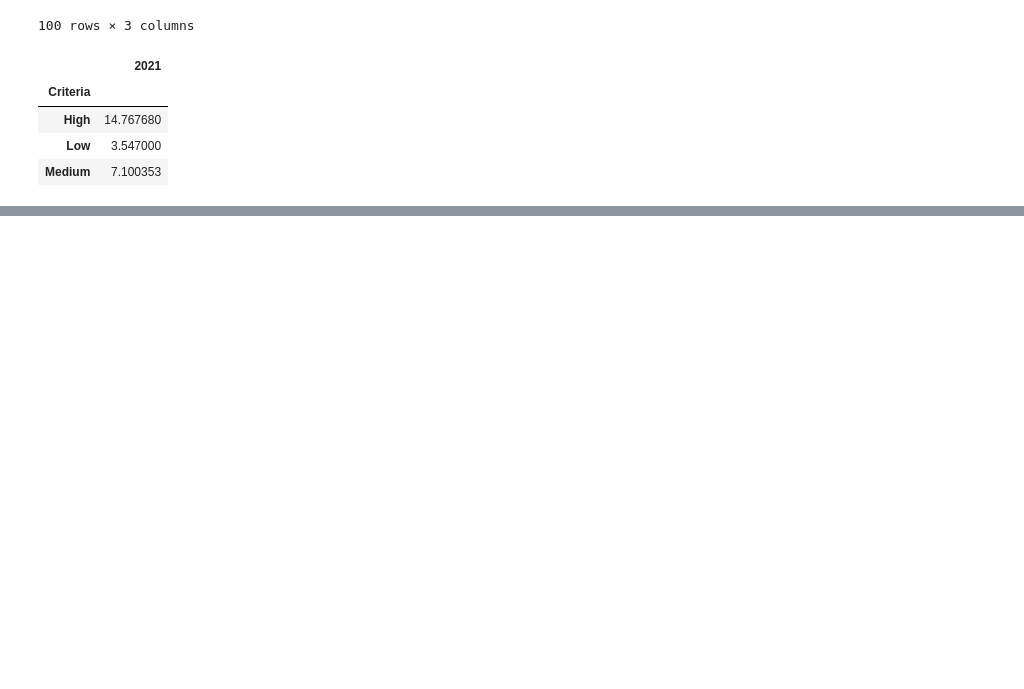
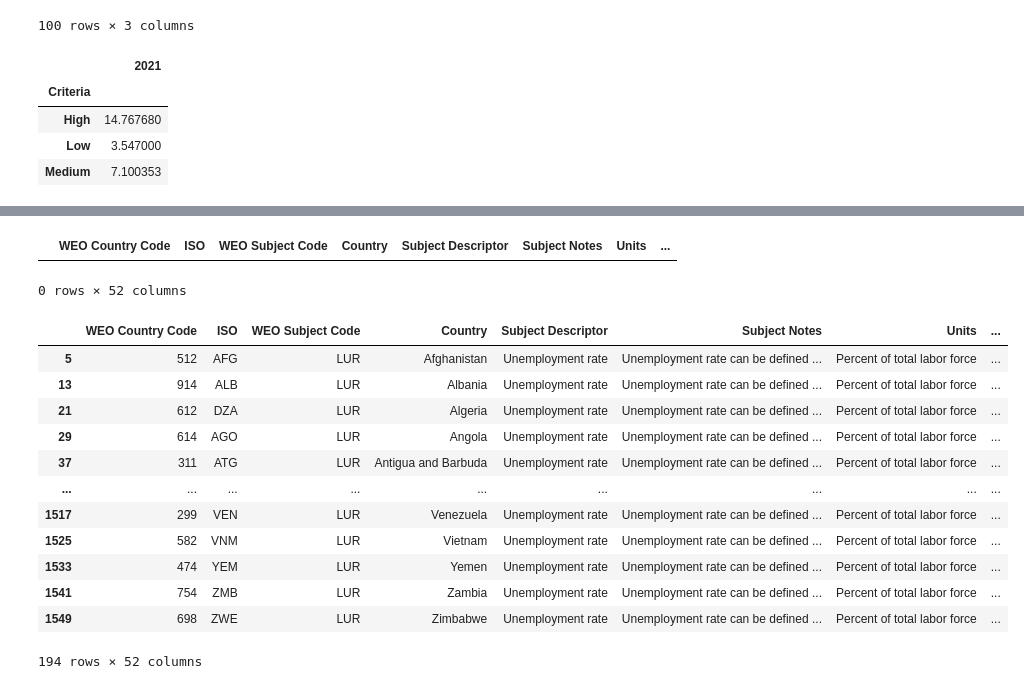
Before and after one commit to gorororo/PYTHONSTUDY, a Jupyter notebook: temp/temp2/11worldEconomicData/worldEconomicoutlookAnalysis.ipynb, the cells around one changed output, grey strips where cells are left out. Drawn from its saved outputs; the diff is of its cells as text; code cells hidden in the pictures; blank space fills up the shorter version.

```diff
--- a/temp/temp2/11worldEconomicData/worldEconomicoutlookAnalysis.ipynb
+++ b/temp/temp2/11worldEconomicData/worldEconomicoutlookAnalysis.ipynb
@@ -626,0 +635,3 @@ df_ur.groupby(['Criteria']).mean()
+# %%
+for df_chunk in pd.read_csv('WEOApr2020all.csv',chunksize=5):
+    print(df_chunk)
@@ -626,0 +656,27 @@ df_ur.groupby(['Criteria']).mean()
+# %%
+df_new = pd.DataFrame(columns=df.columns)
+df_new
+# %% [output]
+|  | WEO Country Code | ISO | WEO Subject Code | Country | Subject Descriptor | Subject Notes | Units | ... |
+0 rows × 52 columns
+# %%
+for df_chunk in pd.read_csv('WEOApr2020all.csv',chunksize=5):
+    temp = df_chunk.loc[df_chunk['Subject Descriptor']=='Unemployment rate']
+    df_new = pd.concat([df_new,temp])
+# %%
+# check df_new
+df_new
+# %% [output]
+|  | WEO Country Code | ISO | WEO Subject Code | Country | Subject Descriptor | Subject Notes | Units | ... |
+| 5 | 512 | AFG | LUR | Afghanistan | Unemployment rate | Unemployment rate can be defined ... | Percent of total labor force | ... |
+| 13 | 914 | ALB | LUR | Albania | Unemployment rate | Unemployment rate can be defined ... | Percent of total labor force | ... |
+| 21 | 612 | DZA | LUR | Algeria | Unemployment rate | Unemployment rate can be defined ... | Percent of total labor force | ... |
+| 29 | 614 | AGO | LUR | Angola | Unemployment rate | Unemployment rate can be defined ... | Percent of total labor force | ... |
+| 37 | 311 | ATG | LUR | Antigua and Barbuda | Unemployment rate | Unemployment rate can be defined ... | Percent of total labor force | ... |
+| ... | ... | ... | ... | ... | ... | ... | ... | ... |
+| 1517 | 299 | VEN | LUR | Venezuela | Unemployment rate | Unemployment rate can be defined ... | Percent of total labor force | ... |
+| 1525 | 582 | VNM | LUR | Vietnam | Unemployment rate | Unemployment rate can be defined ... | Percent of total labor force | ... |
+| 1533 | 474 | YEM | LUR | Yemen | Unemployment rate | Unemployment rate can be defined ... | Percent of total labor force | ... |
+| 1541 | 754 | ZMB | LUR | Zambia | Unemployment rate | Unemployment rate can be defined ... | Percent of total labor force | ... |
+| 1549 | 698 | ZWE | LUR | Zimbabwe | Unemployment rate | Unemployment rate can be defined ... | Percent of total labor force | ... |
+194 rows × 52 columns
```
Also changed, not shown: parts of 7 cells of this notebook, 1 other file.
